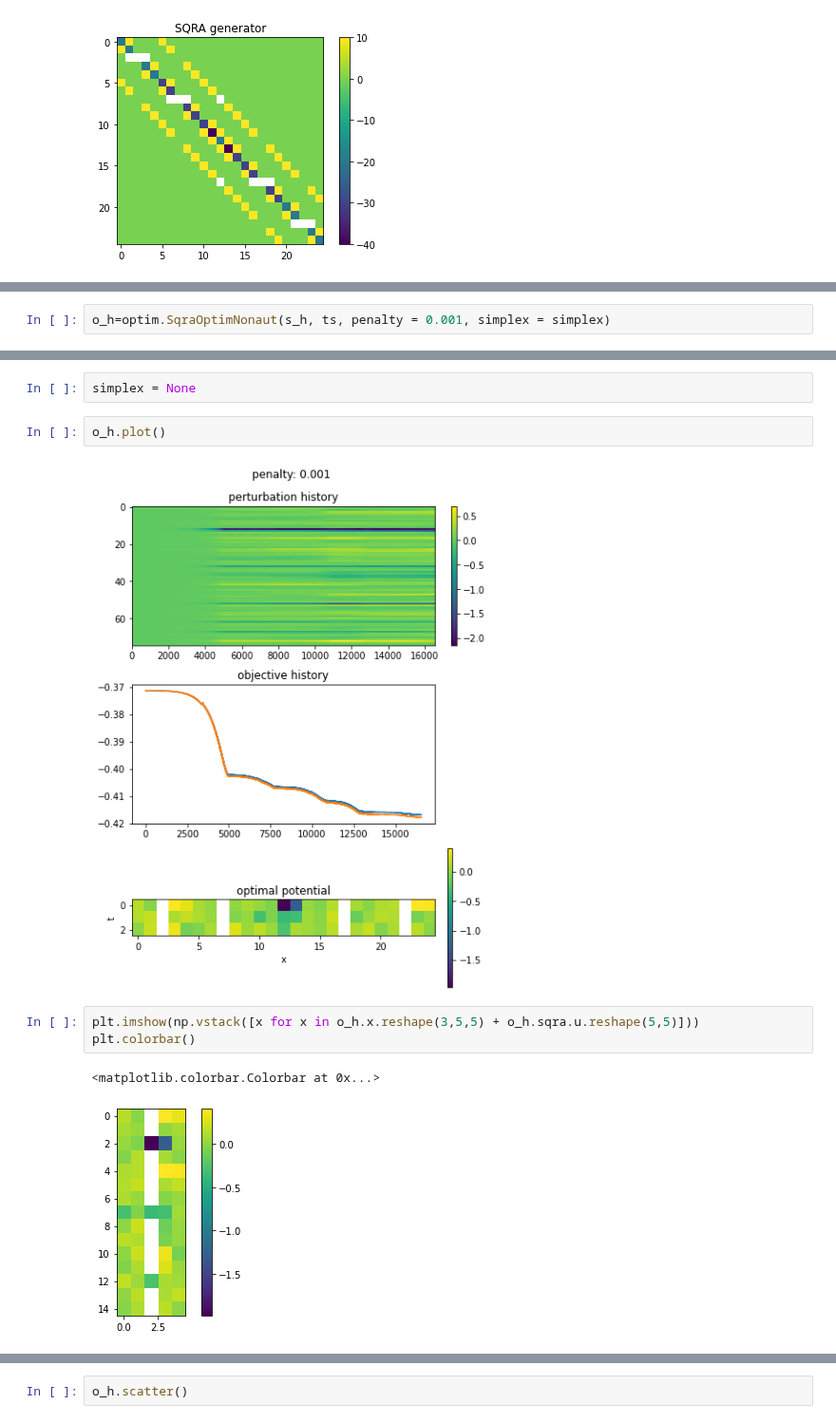
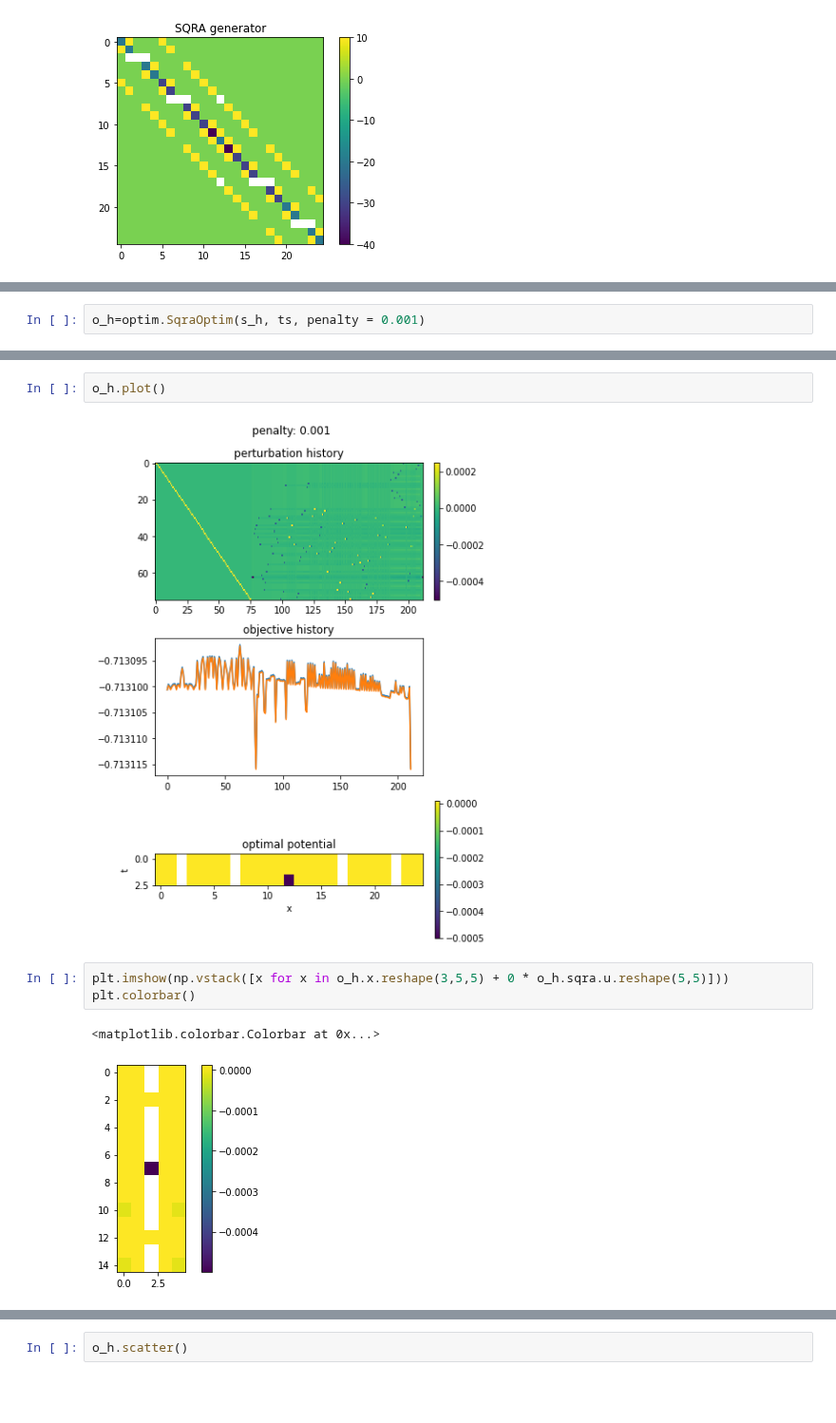
Before and after one commit to axsk/augmented-jump-chain, a Jupyter notebook: study_flat.ipynb, the cells around one changed output, grey strips where cells are left out. Shown at 95% size. Saved outputs shown, nothing was run; the diff lists cells and outputs as text; blank space fills up the shorter version.

```diff
--- a/study_flat.ipynb
+++ b/study_flat.ipynb
@@ -102,2 +111,2 @@ simplex=None
 # %%
-o_h=optim.SqraOptimNonaut(s_h, ts, penalty = 0.001, simplex = simplex)
+o_h=optim.SqraOptim(s_h, ts, penalty = 0.001)
@@ -126,15 +143,13 @@ Wall time: 3min 42s
-# %%
-simplex = None
 # %%
 o_h.plot()
 # %% [output]
-[figure, old version]
+[figure, new version]
 # %%
-plt.imshow(np.vstack([x for x in o_h.x.reshape(3,5,5) + o_h.sqra.u.reshape(5,5)]))
+plt.imshow(np.vstack([x for x in o_h.x.reshape(3,5,5) + 0 * o_h.sqra.u.reshape(5,5)]))
 plt.colorbar()
 # %% [output]
 <matplotlib.colorbar.Colorbar at 0x...>
-[figure, old version]
+[figure, new version]
 # %%
 idx = (np.reshape(o_h.x, (3,25)) + o_h.sqra.u.flatten() == np.inf).flatten()
 np.abs(o_h.x[idx]).sum() * o_h.penalty
```
Also changed, not shown: parts of 21 cells of this notebook, 3 other files.
